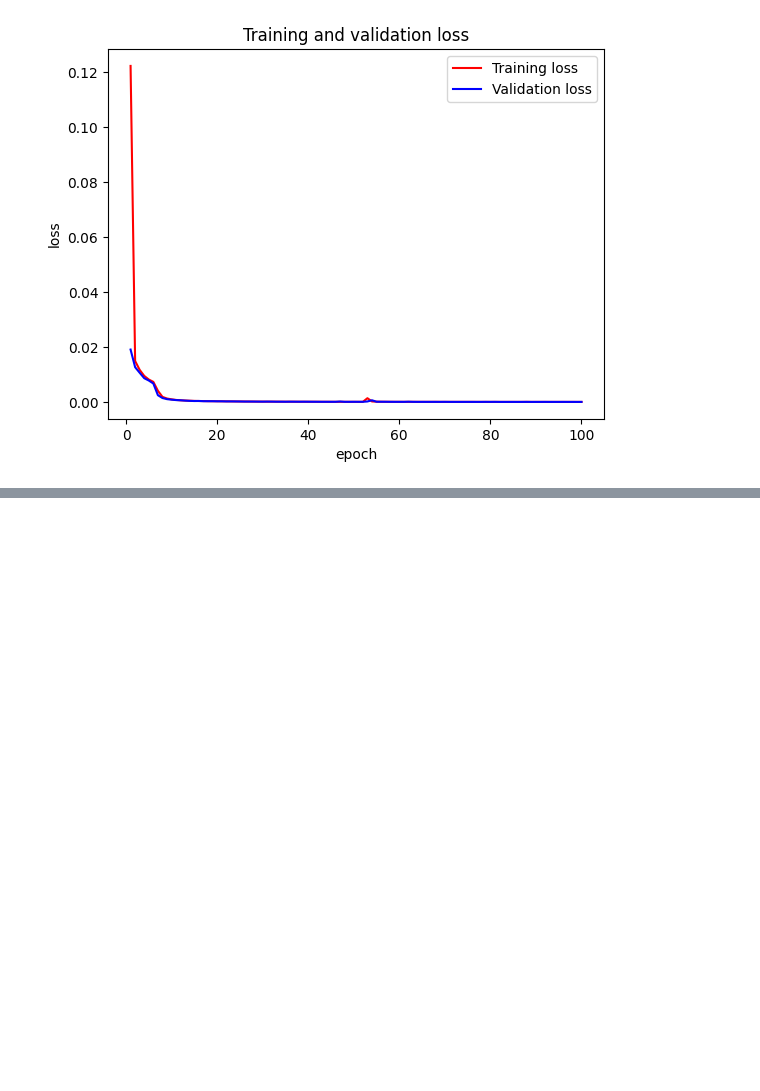
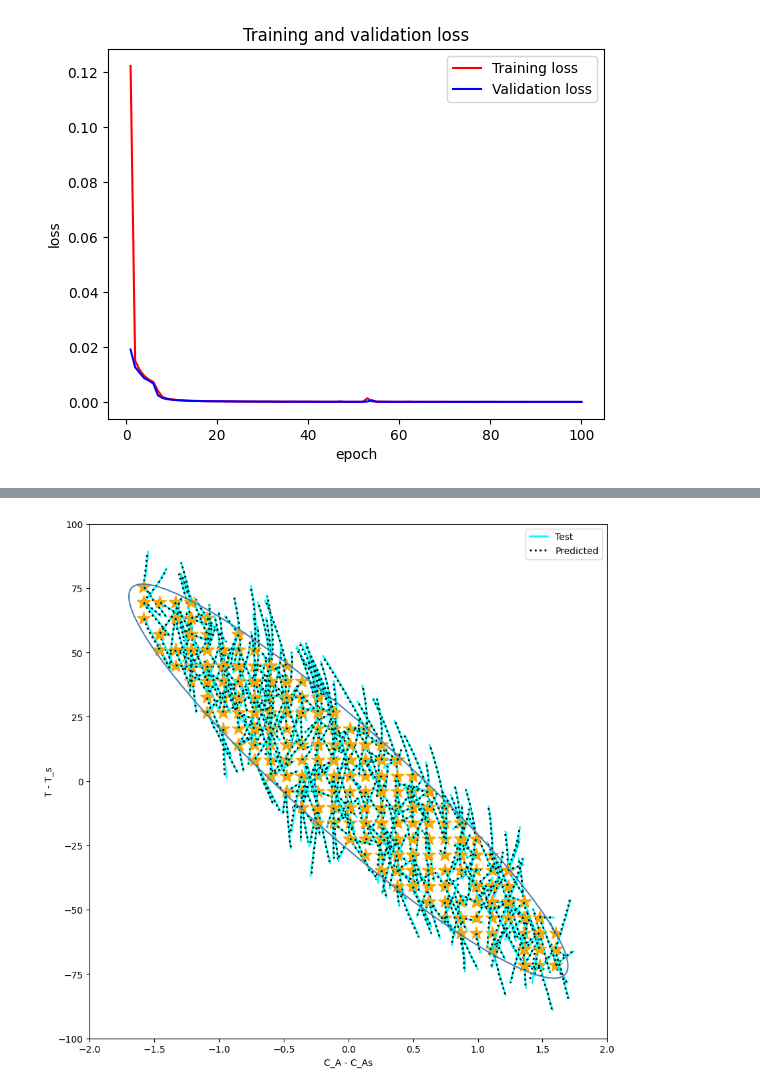
Before and after one commit to junmingtheo/Btech_Dissertation, a Jupyter notebook: main.ipynb, the cells around one changed output, grey strips where cells are left out. Cells and saved outputs as stored; diff of their text form; code cells hidden in the pictures; blank space fills up the shorter version.

Commit message:
added last plot for tensorflow model also

```diff
--- a/main.ipynb
+++ b/main.ipynb
@@ -347,0 +387,60 @@ model.summary()
+# %%
+"""Tensorflow"""
+
+import joblib
+x_scaler = joblib.load('standardscaler/xscaler.pkl')
+y_scaler = joblib.load('standardscaler/yscaler.pkl')
+
+
+
+
+y = np.linspace(-100, 100, 100000, endpoint=True)
+
+x_upper = list()
+x_lower = list()
+y_plot = list()
+
+for i in y:
+    sqrt = np.sqrt(-2688000 * i**2 + 15772800000)
+    if sqrt >= 0:
+        y_plot.append(i)
+        x_upper.append((-4400 * i + sqrt) / 212000)
+        x_lower.append((-4400 * i - sqrt) / 212000)
+        pass
+    pass
+
+
+plt.figure(figsize=(10,10))
+
+X_test = a.X_test_norm.astype(np.float32)
+y_test = a.y_test
+
+# plot the first 10 samples and their trajectories
+y_predict = model.predict(a.X_test_norm)
+y_predict = y_scaler.inverse_transform(y_predict.reshape(-1,2)).reshape(-1,10,2)
+#y_test =  y_scaler.inverse_transform(y_test.numpy().reshape(-1,2)).reshape(-1,10,2)
+X_plot =  a.X_test
+
+
+for i in range(500):
+    if i == 0:  # only add label to 1 data point
+        plt.plot(X_plot[i, 0, 0], X_plot[i, 0, 1], marker="*", markersize=15,color='orange')
+        plt.plot(y_test[i, :, 0], y_test[i, :, 1], color='cyan', lw=2, label='Test')
+        plt.plot(y_predict[i, :, 0], y_predict[i, :, 1], color='black', lw=2, ls=':', label='Predicted')
+    else:
+        plt.plot(X_plot[i, 0, 0], X_plot[i, 0, 1], marker="*", markersize=15,color='orange')
+        plt.plot(y_test[i, :, 0], y_test[i, :, 1], color='cyan', lw=2)
+        plt.plot(y_predict[i, :, 0], y_predict[i, :, 1], color='black', lw=2, ls=':')
+
+
+# plot stability region
+plt.plot(x_lower, y_plot, color='steelblue')
+plt.plot(x_upper, y_plot, color='steelblue')
+plt.ylim([-100, 100])
+plt.xlim([-2, 2])
+
+plt.xlabel("C_A - C_As")
+plt.ylabel("T - T_s")
+plt.legend()
+plt.show()
+# %% [output]
@@ -348 +449,2 @@ model.summary()
+[figure, added]
 # %%
```
Also changed, not shown: parts of 9 cells of this notebook.
